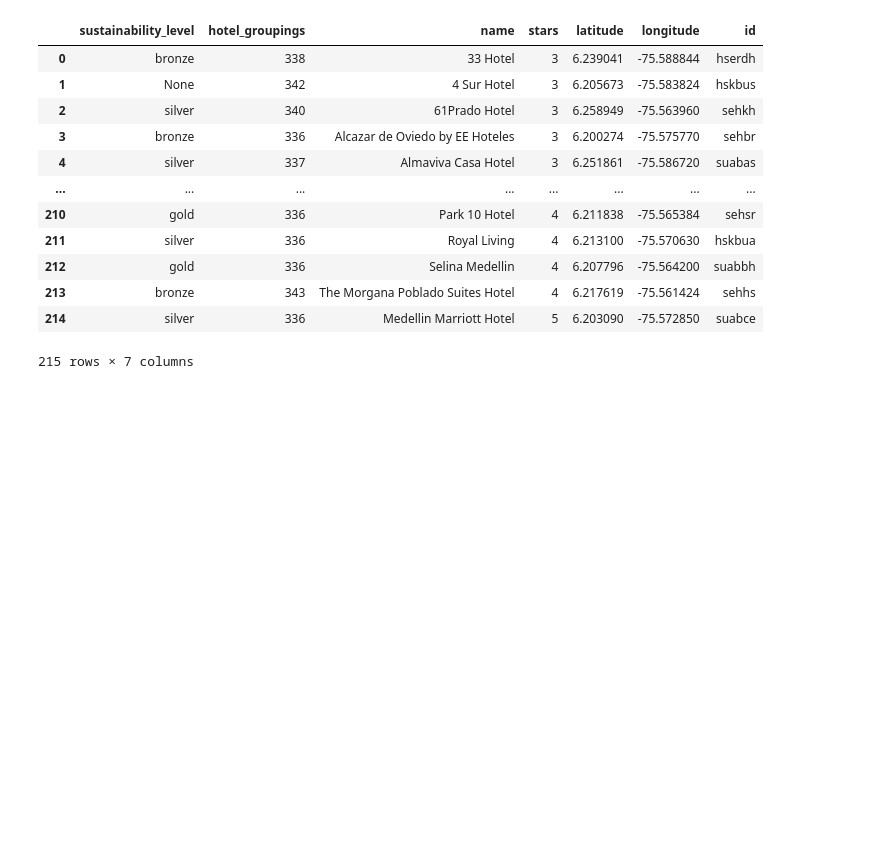
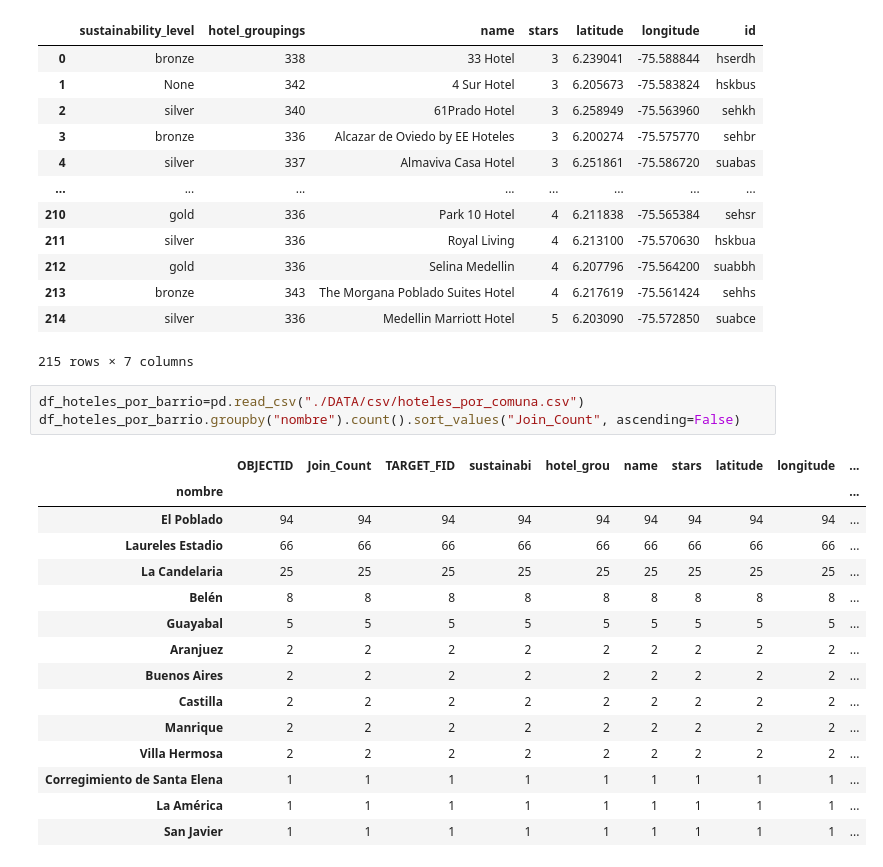
Before and after one commit to STinjaca/paisajito-ONU, a Jupyter notebook: mapitas_calor.ipynb, the cells around one changed output. Drawn from its saved outputs; the diff is of its cells as text; blank space fills up the shorter version.

```diff
--- a/mapitas_calor.ipynb
+++ b/mapitas_calor.ipynb
@@ -286,3 +286,22 @@ df_hoteles
 | 213 | bronze | 343 | The Morgana Poblado Suites Hotel | 4 | 6.217619 | -75.561424 | sehhs |
 | 214 | silver | 336 | Medellin Marriott Hotel | 5 | 6.203090 | -75.572850 | suabce |
 215 rows × 7 columns
+# %%
+df_hoteles_por_barrio=pd.read_csv("./DATA/csv/hoteles_por_comuna.csv")
+df_hoteles_por_barrio.groupby("nombre").count().sort_values("Join_Count", ascending=False)
+# %% [output]
+|  | OBJECTID | Join_Count | TARGET_FID | sustainabi | hotel_grou | name | stars | latitude | longitude | ... |
+| nombre |  |  |  |  |  |  |  |  |  | ... |
+| El Poblado | 94 | 94 | 94 | 94 | 94 | 94 | 94 | 94 | 94 | ... |
+| Laureles Estadio | 66 | 66 | 66 | 66 | 66 | 66 | 66 | 66 | 66 | ... |
+| La Candelaria | 25 | 25 | 25 | 25 | 25 | 25 | 25 | 25 | 25 | ... |
+| Belén | 8 | 8 | 8 | 8 | 8 | 8 | 8 | 8 | 8 | ... |
+| Guayabal | 5 | 5 | 5 | 5 | 5 | 5 | 5 | 5 | 5 | ... |
+| Aranjuez | 2 | 2 | 2 | 2 | 2 | 2 | 2 | 2 | 2 | ... |
+| Buenos Aires | 2 | 2 | 2 | 2 | 2 | 2 | 2 | 2 | 2 | ... |
+| Castilla | 2 | 2 | 2 | 2 | 2 | 2 | 2 | 2 | 2 | ... |
+| Manrique | 2 | 2 | 2 | 2 | 2 | 2 | 2 | 2 | 2 | ... |
+| Villa Hermosa | 2 | 2 | 2 | 2 | 2 | 2 | 2 | 2 | 2 | ... |
+| Corregimiento de Santa Elena | 1 | 1 | 1 | 1 | 1 | 1 | 1 | 1 | 1 | ... |
+| La América | 1 | 1 | 1 | 1 | 1 | 1 | 1 | 1 | 1 | ... |
+| San Javier | 1 | 1 | 1 | 1 | 1 | 1 | 1 | 1 | 1 | ... |
```
